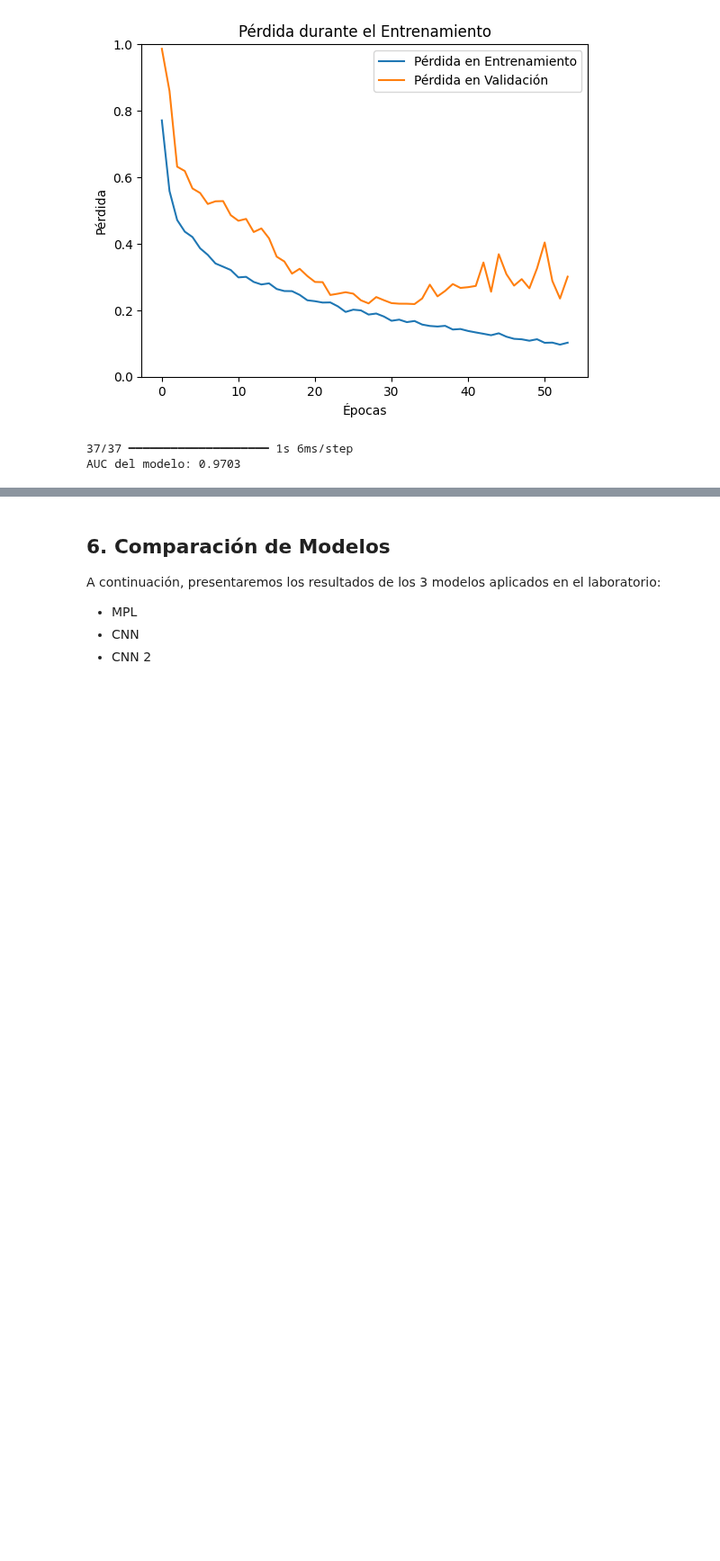
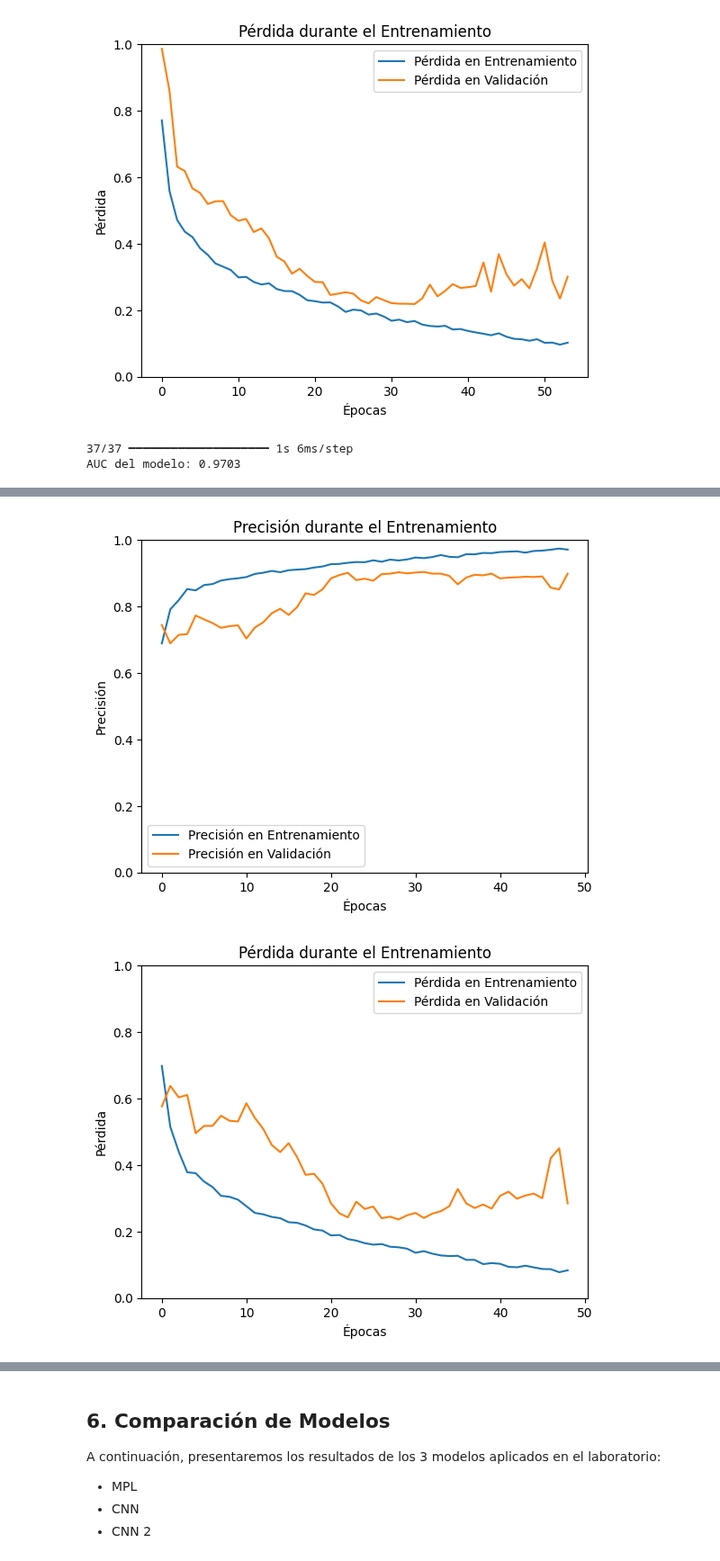
Before and after one commit to DiegoLeonG96/Tarea2_MLA, a Jupyter notebook: Tarea_2_MLA.ipynb, the cells around one changed output, grey strips where cells are left out. Shown at 90% size. Drawn from its saved outputs; the diff is of its cells as text; code cells hidden in the pictures; blank space fills up the shorter version.

Commit message:
Se añade un quinto modelo explorando si es recomendable o no considerar los contornos de la imagen (se añade padding a la estructura).

```diff
--- a/Tarea_2_MLA.ipynb
+++ b/Tarea_2_MLA.ipynb
@@ -601,0 +604,78 @@ AUC del modelo: 0.9703
+# %%
+model_cnn = Sequential([
+    Conv2D(32, (3, 3), activation='relu', input_shape=input_shape, kernel_initializer=tf.keras.initializers.GlorotUniform(seed=seed), padding='same'),
+    BatchNormalization(),
+    MaxPooling2D((2, 2)),
+    Dropout(0.25),
+
+    Conv2D(64, (3, 3), activation='relu', kernel_initializer=tf.keras.initializers.GlorotUniform(seed=seed+1), padding='same'),
+    BatchNormalization(),
+    MaxPooling2D((2, 2)),
+    Dropout(0.25),
+
+    Conv2D(128, (3, 3), activation='relu', kernel_initializer=tf.keras.initializers.GlorotUniform(seed=seed+2), padding='same'),
+    BatchNormalization(),
+    MaxPooling2D((2, 2)),
+    Dropout(0.25),
+
+    Conv2D(256, (3, 3), activation='relu', kernel_initializer=tf.keras.initializers.GlorotUniform(seed=seed+3), padding='same'),
+    BatchNormalization(),
+    MaxPooling2D((2, 2)),
+    Dropout(0.25),
+
+    Flatten(),
+    Dense(128, activation='relu', kernel_initializer=tf.keras.initializers.GlorotUniform(seed=seed+4)),
+    BatchNormalization(),
+    Dropout(0.5),
+
+    Dense(1, activation='sigmoid', kernel_initializer=tf.keras.initializers.GlorotUniform(seed=seed+5))
+])
+
+
+model_cnn.compile(loss='binary_crossentropy',
+             optimizer = Adam(learning_rate=1e-4),
+             metrics=['accuracy'])
+
+
+early_stopping = EarlyStopping(monitor='val_loss', patience=20, restore_best_weights=True)
+batch_size = 512
+history = model_cnn.fit(
+X_train, y_train,
+batch_size=batch_size,
+epochs=100,
+verbose = 1,
+validation_data=(X_test, y_test),
+callbacks=[early_stopping]
+)
+
+#evalute the accuracy
+train_acc=model_cnn.evaluate(X_train, y_train, batch_size=batch_size)[1]
+test_acc=model_cnn.evaluate(X_test, y_test, batch_size=batch_size)[1]
+print(f'Training accuracy: {train_acc:.2f}')
+print(f'Test accuracy: {test_acc:.2f}')
+
+# Graficamos la precisión
+plt.plot(history.history['accuracy'], label='Precisión en Entrenamiento')
+plt.plot(history.history['val_accuracy'], label='Precisión en Validación')
+plt.xlabel('Épocas')
+plt.ylabel('Precisión')
+plt.ylim(0, 1)
+plt.legend()
+plt.title('Precisión durante el Entrenamiento')
+plt.show()
+
+# Graficamos la pérdida
+plt.plot(history.history['loss'], label='Pérdida en Entrenamiento')
+plt.plot(history.history['val_loss'], label='Pérdida en Validación')
+plt.xlabel('Épocas')
+plt.ylabel('Pérdida')
+plt.ylim(0, 1)
+plt.legend()
+plt.title('Pérdida durante el Entrenamiento')
+plt.show()
+
+# Evaluamos el modelo con AUC
+y_pred_prob = model_cnn.predict(X_test)
+auc = roc_auc_score(y_test, y_pred_prob)
+print(f"AUC del modelo: {auc:.4f}")
+# %% [output]
@@ -601,0 +699,2 @@ AUC del modelo: 0.9703
+[figure, added]
+[figure, added]
```
Also changed, not shown: parts of 5 cells of this notebook.
